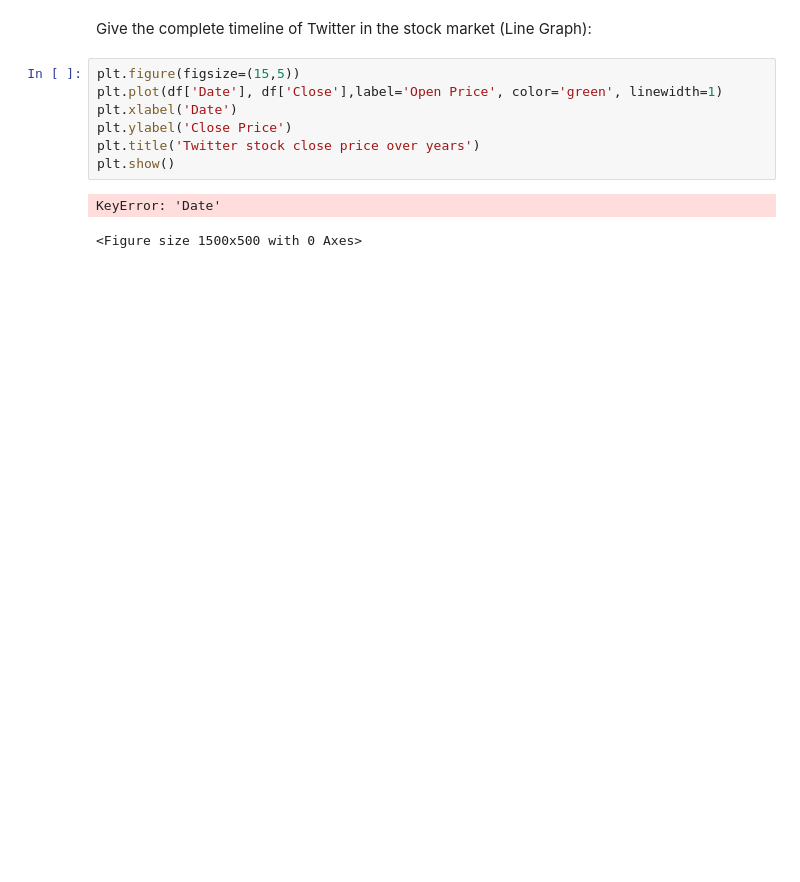
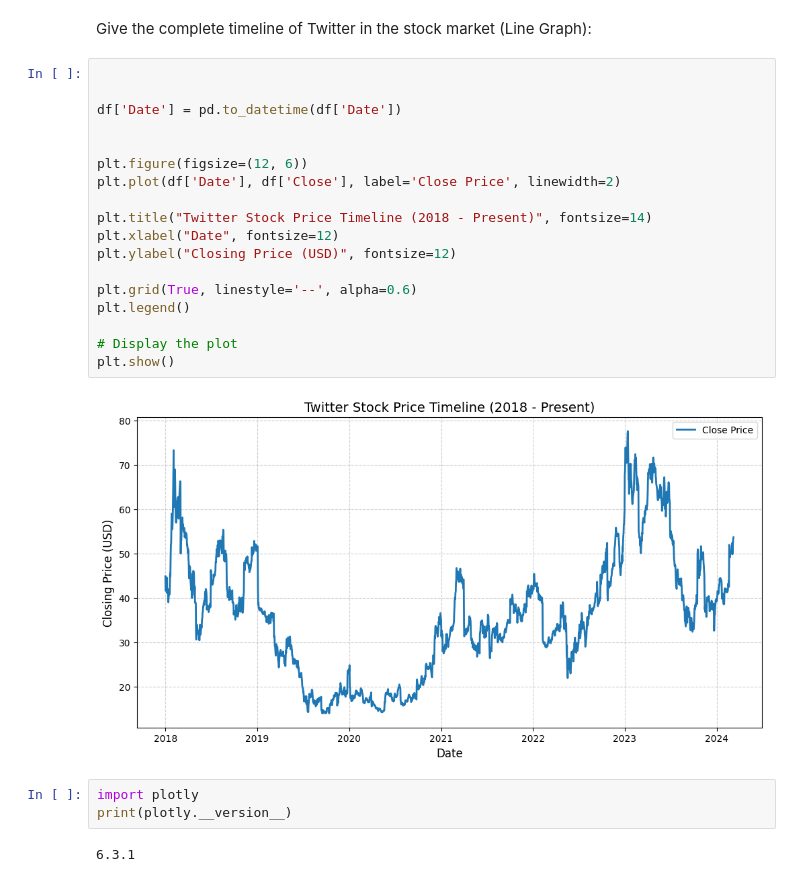
Before and after one commit to SachinGunjal001/Twitter-stock-Market-Python-Analysis, a Jupyter notebook: Twitter_Stocks_Python.ipynb, the cells around one changed output. Saved outputs shown, nothing was run; the diff lists cells and outputs as text; blank space fills up the shorter version.

```diff
--- a/Twitter_Stocks_Python.ipynb
+++ b/Twitter_Stocks_Python.ipynb
@@ -277,12 +291,27 @@ interactive(children=(DatePicker(value=Timestamp('2018-01-01 00:00:00'), descrip
 # %% [markdown]
 Give the complete timeline of Twitter in the stock market (Line Graph):
 # %%
-plt.figure(figsize=(15,5))
-plt.plot(df['Date'], df['Close'],label='Open Price', color='green', linewidth=1)
-plt.xlabel('Date')
-plt.ylabel('Close Price')
-plt.title('Twitter stock close price over years')
+
+
+df['Date'] = pd.to_datetime(df['Date'])
+
+
+plt.figure(figsize=(12, 6))
+plt.plot(df['Date'], df['Close'], label='Close Price', linewidth=2)
+
+plt.title("Twitter Stock Price Timeline (2018 - Present)", fontsize=14)
+plt.xlabel("Date", fontsize=12)
+plt.ylabel("Closing Price (USD)", fontsize=12)
+
+plt.grid(True, linestyle='--', alpha=0.6)
+plt.legend()
+
+# Display the plot
 plt.show()
 # %% [output]
-KeyError: 'Date'
-<Figure size 1500x500 with 0 Axes>
+[figure, added]
+# %%
+import plotly
+print(plotly.__version__)
+# %% [output]
+6.3.1
```
Also changed, not shown: parts of 4 cells of this notebook, 4 other files.
